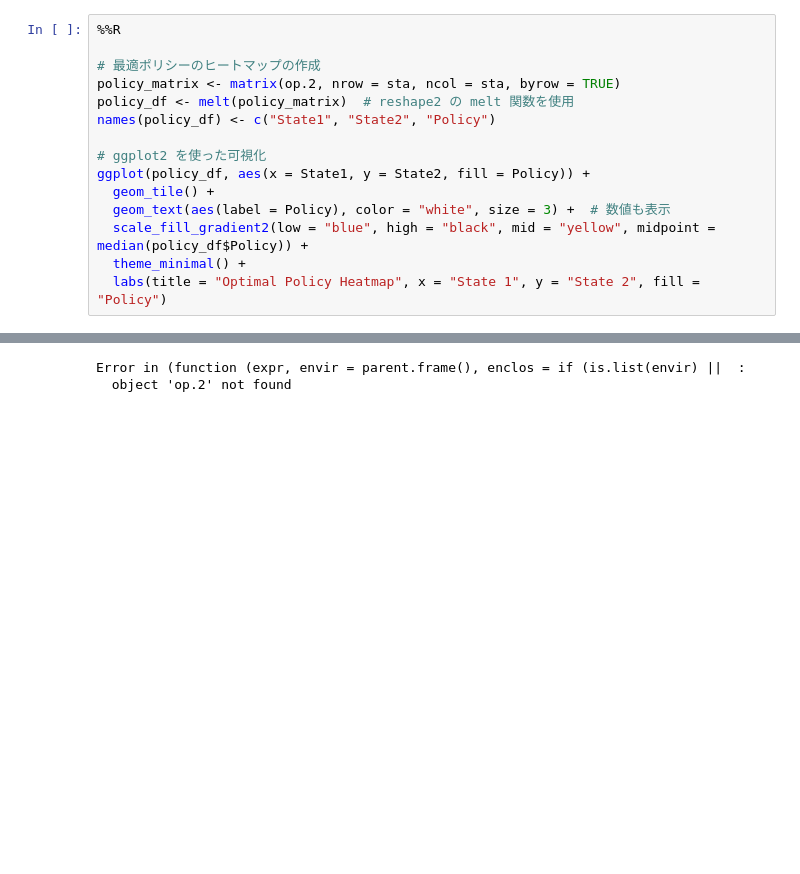
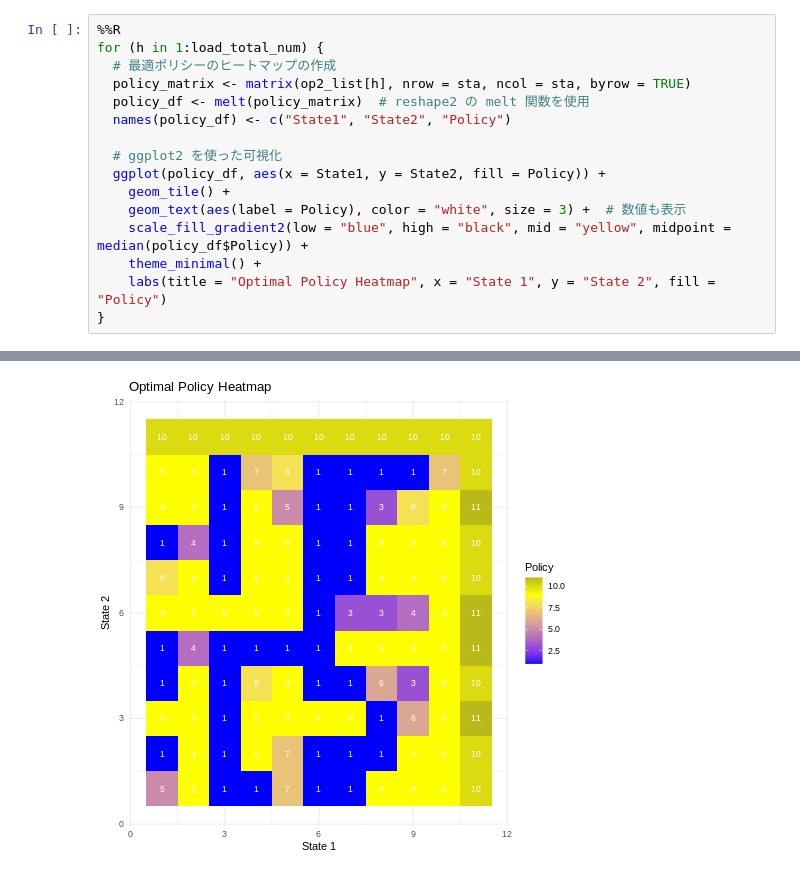
Before and after one commit to AbeTetsuyaR/AbePPO, a Jupyter notebook: Ashizawa_水道管パイプ_総負荷変動.ipynb, the cells around one changed output, grey strips where cells are left out. Drawn from its saved outputs; the diff is of its cells as text; blank space fills up the shorter version.

```diff
--- a/Ashizawa_水道管パイプ_総負荷変動.ipynb
+++ b/Ashizawa_水道管パイプ_総負荷変動.ipynb
@@ -318,16 +365,17 @@ ggplot(value_df, aes(x = State1, y = State2, fill = Value)) +
 # %%
 %%R
+for (h in 1:load_total_num) {
+  # 最適ポリシーのヒートマップの作成
+  policy_matrix <- matrix(op2_list[h], nrow = sta, ncol = sta, byrow = TRUE)
+  policy_df <- melt(policy_matrix)  # reshape2 の melt 関数を使用
+  names(policy_df) <- c("State1", "State2", "Policy")
 
-# 最適ポリシーのヒートマップの作成
-policy_matrix <- matrix(op.2, nrow = sta, ncol = sta, byrow = TRUE)
-policy_df <- melt(policy_matrix)  # reshape2 の melt 関数を使用
-names(policy_df) <- c("State1", "State2", "Policy")
-
-# ggplot2 を使った可視化
-ggplot(policy_df, aes(x = State1, y = State2, fill = Policy)) +
-  geom_tile() +
-  geom_text(aes(label = Policy), color = "white", size = 3) +  # 数値も表示
-  scale_fill_gradient2(low = "blue", high = "black", mid = "yellow", midpoint = median(policy_df$Policy)) +
-  theme_minimal() +
-  labs(title = "Optimal Policy Heatmap", x = "State 1", y = "State 2", fill = "Policy")
+  # ggplot2 を使った可視化
+  ggplot(policy_df, aes(x = State1, y = State2, fill = Policy)) +
+    geom_tile() +
+    geom_text(aes(label = Policy), color = "white", size = 3) +  # 数値も表示
+    scale_fill_gradient2(low = "blue", high = "black", mid = "yellow", midpoint = median(policy_df$Policy)) +
+    theme_minimal() +
+    labs(title = "Optimal Policy Heatmap", x = "State 1", y = "State 2", fill = "Policy")
+}
 # %% [output]
@@ -336,2 +382 @@ WARNING:rpy2.rinterface_lib.callbacks:R[write to console]: Error in (function (e
-Error in (function (expr, envir = parent.frame(), enclos = if (is.list(envir) ||  :
-  object 'op.2' not found
+[figure, added]
```
Also changed, not shown: parts of 8 cells of this notebook.
